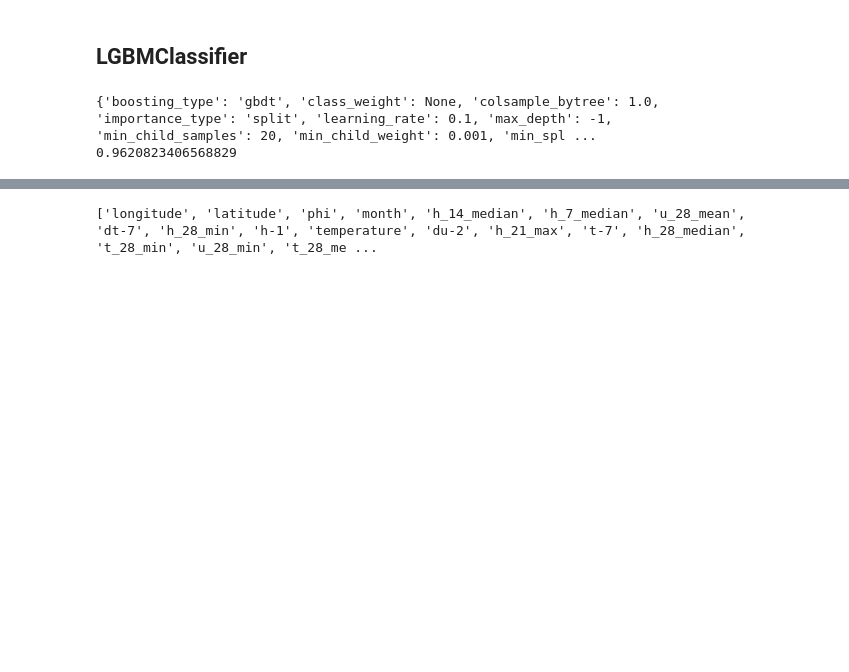
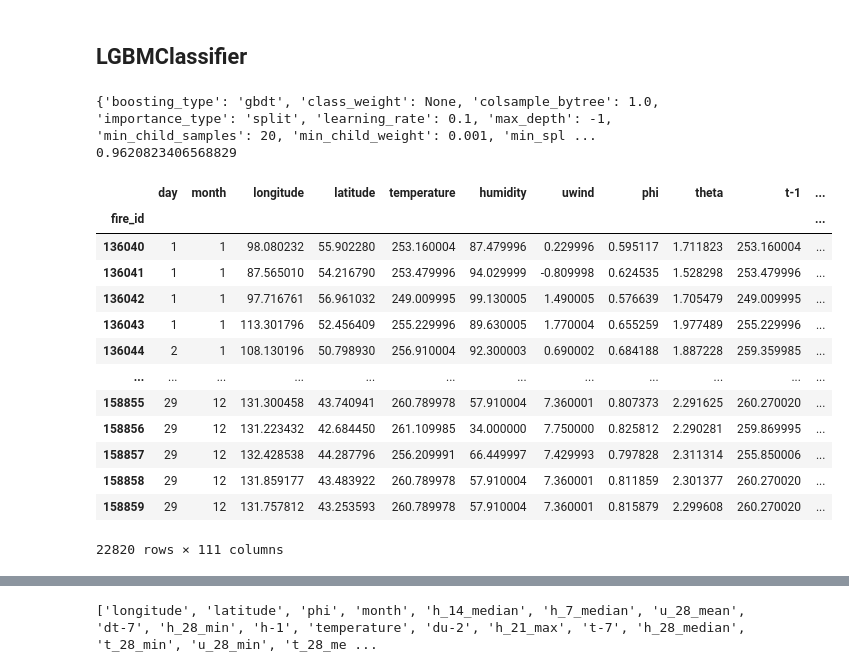
Before and after one commit to andygoosh/wildfire.sberbank.ai, a Jupyter notebook: workinprogress.ipynb, the cells around one changed output, grey strips where cells are left out. Saved outputs shown, nothing was run; the diff lists cells and outputs as text; code cells hidden in the pictures; blank space fills up the shorter version.

```diff
--- a/workinprogress.ipynb
+++ b/workinprogress.ipynb
@@ -115,8 +117,6 @@ def prepare_data(one_hotted=False):
   df_features = pd.read_csv('fts_preprocessed.cvs', index_col='fire_id')
   FTS = df_features.columns[3:]
   TARGET = 'fire_type'
-
-  columns = [TARGET]
 
   X = df_features[FTS].fillna(0)
   if one_hotted == True:
@@ -640,6 +642,24 @@ LGBMClassifier CV mean score: 0.9087, std: 0.0093. all fts / default params
 LGBMClassifier CV mean score: 0.9056, std: 0.0056. best fts / default params
 LGBMClassifier CV mean score: 0.9062, std: 0.0067. best fts / best params
 LGBMClassifier CV mean score: 0.9078, std: 0.0055. all fts / best params
+# %%
+X, y = prepare_data(one_hotted=False)
+X
+# %% [output]
+|  | day | month | longitude | latitude | temperature | humidity | uwind | phi | theta | t-1 | ... |
+| fire_id |  |  |  |  |  |  |  |  |  |  | ... |
+| 136040 | 1 | 1 | 98.080232 | 55.902280 | 253.160004 | 87.479996 | 0.229996 | 0.595117 | 1.711823 | 253.160004 | ... |
+| 136041 | 1 | 1 | 87.565010 | 54.216790 | 253.479996 | 94.029999 | -0.809998 | 0.624535 | 1.528298 | 253.479996 | ... |
+| 136042 | 1 | 1 | 97.716761 | 56.961032 | 249.009995 | 99.130005 | 1.490005 | 0.576639 | 1.705479 | 249.009995 | ... |
+| 136043 | 1 | 1 | 113.301796 | 52.456409 | 255.229996 | 89.630005 | 1.770004 | 0.655259 | 1.977489 | 255.229996 | ... |
+| 136044 | 2 | 1 | 108.130196 | 50.798930 | 256.910004 | 92.300003 | 0.690002 | 0.684188 | 1.887228 | 259.359985 | ... |
+| ... | ... | ... | ... | ... | ... | ... | ... | ... | ... | ... | ... |
+| 158855 | 29 | 12 | 131.300458 | 43.740941 | 260.789978 | 57.910004 | 7.360001 | 0.807373 | 2.291625 | 260.270020 | ... |
+| 158856 | 29 | 12 | 131.223432 | 42.684450 | 261.109985 | 34.000000 | 7.750000 | 0.825812 | 2.290281 | 259.869995 | ... |
+| 158857 | 29 | 12 | 132.428538 | 44.287796 | 256.209991 | 66.449997 | 7.429993 | 0.797828 | 2.311314 | 255.850006 | ... |
+| 158858 | 29 | 12 | 131.859177 | 43.483922 | 260.789978 | 57.910004 | 7.360001 | 0.811859 | 2.301377 | 260.270020 | ... |
+| 158859 | 29 | 12 | 131.757812 | 43.253593 | 260.789978 | 57.910004 | 7.360001 | 0.815879 | 2.299608 | 260.270020 | ... |
+22820 rows × 111 columns
 # %%
 from lightgbm import LGBMClassifier
 
```
Also changed, not shown: parts of 20 cells of this notebook.
